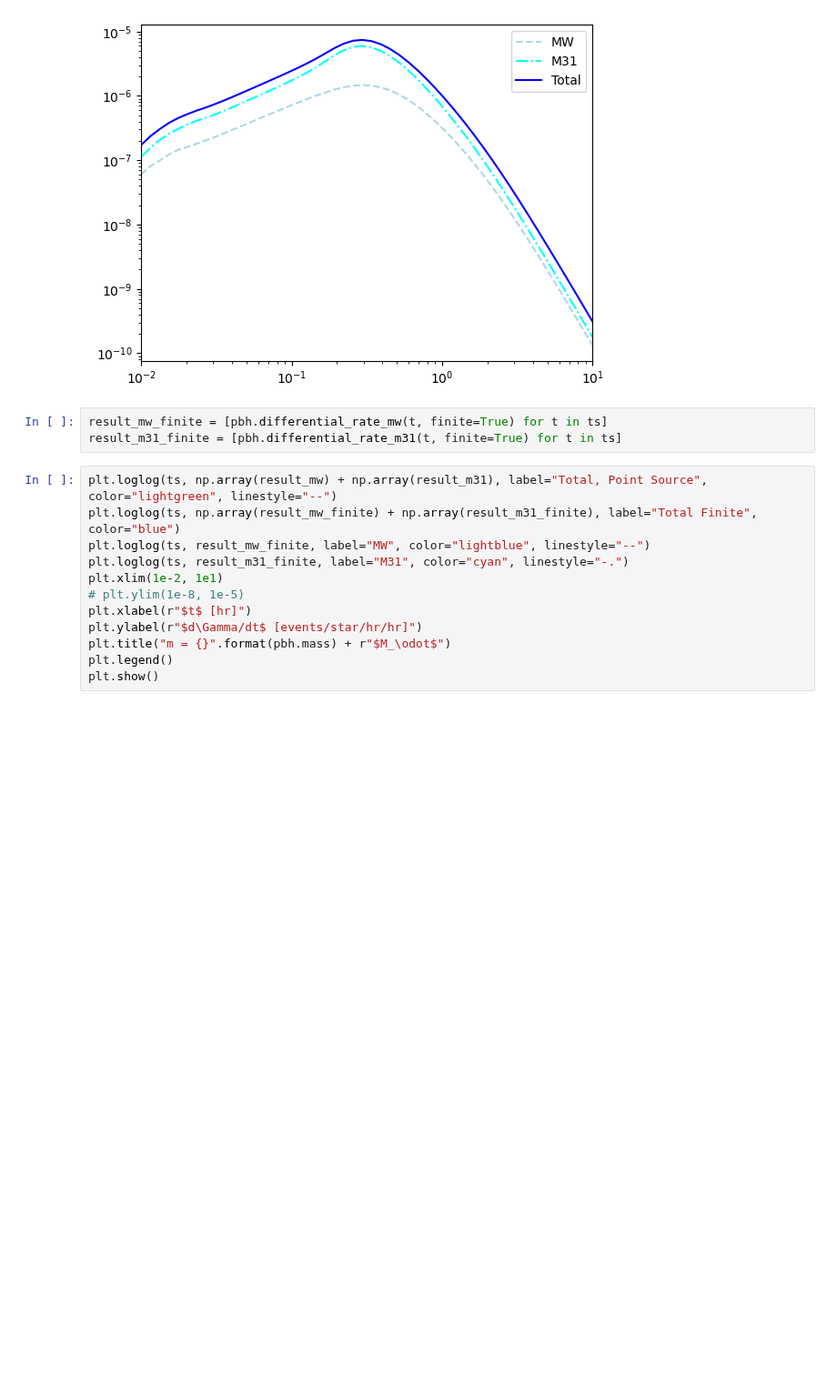
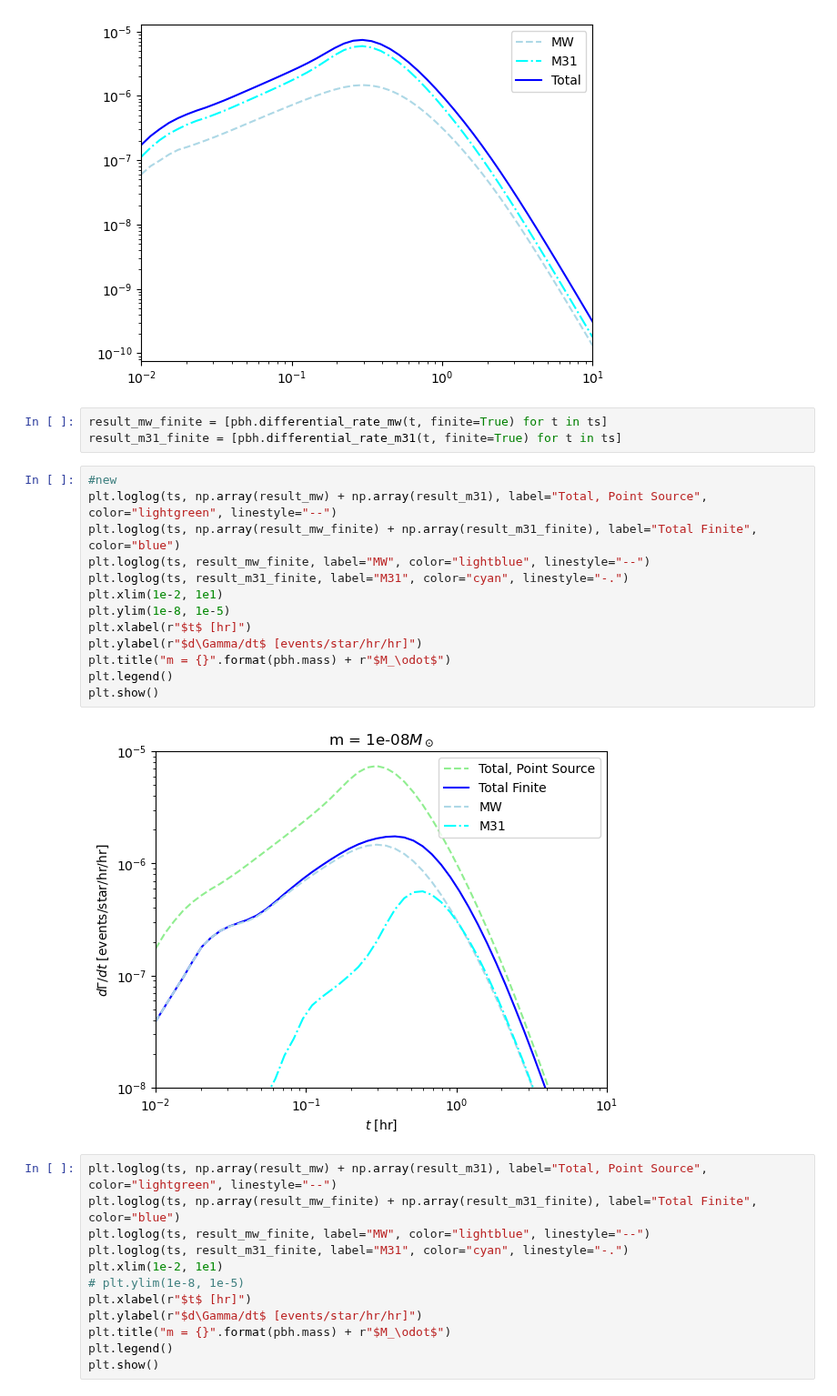
Before and after one commit to NolanSmyth/LensCalcPy, a Jupyter notebook: nbs/00_pbh.ipynb, the cells around one changed output. Shown at 91% size. Drawn from its saved outputs; the diff is of its cells as text; blank space fills up the shorter version.

Commit message:
Updated FFP calculation and new results

```diff
--- a/nbs/00_pbh.ipynb
+++ b/nbs/00_pbh.ipynb
@@ -123,6 +129,21 @@ plt.show()
 # %%
 result_mw_finite = [pbh.differential_rate_mw(t, finite=True) for t in ts]
 result_m31_finite = [pbh.differential_rate_m31(t, finite=True) for t in ts]
+# %%
+#new
+plt.loglog(ts, np.array(result_mw) + np.array(result_m31), label="Total, Point Source", color="lightgreen", linestyle="--")
+plt.loglog(ts, np.array(result_mw_finite) + np.array(result_m31_finite), label="Total Finite", color="blue")
+plt.loglog(ts, result_mw_finite, label="MW", color="lightblue", linestyle="--")
+plt.loglog(ts, result_m31_finite, label="M31", color="cyan", linestyle="-.")
+plt.xlim(1e-2, 1e1)
+plt.ylim(1e-8, 1e-5)
+plt.xlabel(r"$t$ [hr]")
+plt.ylabel(r"$d\Gamma/dt$ [events/star/hr/hr]")
+plt.title("m = {}".format(pbh.mass) + r"$M_\odot$")
+plt.legend()
+plt.show()
+# %% [output]
+[figure, added]
 # %%
 plt.loglog(ts, np.array(result_mw) + np.array(result_m31), label="Total, Point Source", color="lightgreen", linestyle="--")
 plt.loglog(ts, np.array(result_mw_finite) + np.array(result_m31_finite), label="Total Finite", color="blue")
```
Also changed, not shown: parts of 3 cells of this notebook, 6 other files.
